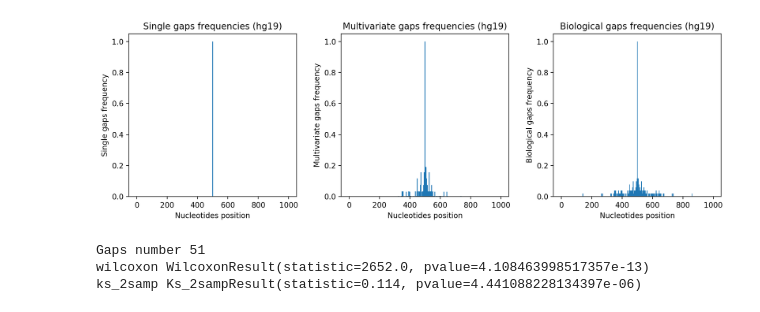
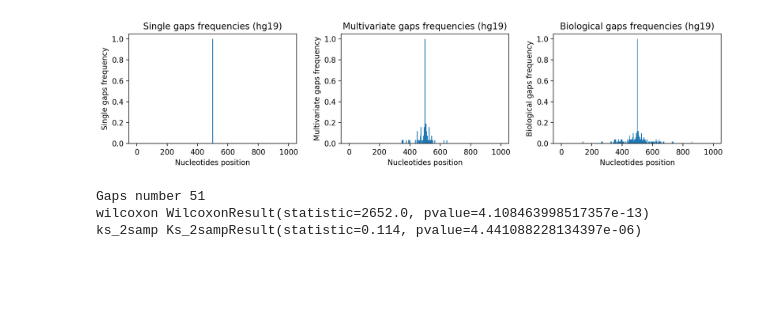
Before and after one commit to LucaCappelletti94/keras_synthetic_genome_sequence, a Jupyter notebook: Plot distributions.ipynb, the cells around one changed output. Cells and saved outputs as stored; diff of their text form; code cells hidden in the pictures; blank space fills up the shorter version.

Commit message:
Updated plots of distributions

```diff
--- a/Plot distributions.ipynb
+++ b/Plot distributions.ipynb
@@ -32,37 +32,38 @@ gap_sequence = MultivariateGapWindowsSequence(
 X, y = gap_sequence[0]
 synthetic_mean = np.isclose(X, 0.25).all(axis=-1).mean(axis=0)
 # %%
-fig, axes = plt.subplots(nrows=1, ncols=3, figsize=(12, 4), dpi=200)
+fig, axes = plt.subplots(nrows=1, ncols=3, figsize=(12, 3), dpi=200)
 x = range(window_size)
 
 single_gap = np.zeros((window_size,))
 single_gap[window_size//2] = 1
 
 ax1, ax2, ax3 = axes.ravel()
 
 ax1.bar(x, single_gap, width=5)
 ax1.set_title(f"Single gaps frequencies ({assembly.assembly})")
 ax1.set_ylabel("Single gaps frequency")
 ax1.set_xlabel("Nucleotides position")
 
 ax2.bar(x, synthetic_mean, width=5)
 ax2.set_title(f"Multivariate gaps frequencies ({assembly.assembly})")
 ax2.set_ylabel("Multivariate gaps frequency")
 ax2.set_xlabel("Nucleotides position")
 
 ax3.bar(x, mean, width=5)
 ax3.set_title(f"Biological gaps frequencies ({assembly.assembly})")
 ax3.set_ylabel("Biological gaps frequency")
 ax3.set_xlabel("Nucleotides position")
 
 fig.tight_layout()
+fig.savefig("hg19_distributions.jpg")
 plt.show()
 
 print("Gaps number", number)
 for test in (wilcoxon, ks_2samp):
     print(test.__name__, test(mean, synthetic_mean))
 # %% [output]
-[figure, old version]
+[figure, new version]
 Gaps number 51
 wilcoxon WilcoxonResult(statistic=2652.0, pvalue=4.108463998517357e-13)
 ks_2samp Ks_2sampResult(statistic=0.114, pvalue=4.441088228134397e-06)
```
Also changed, not shown: 1 other file.
